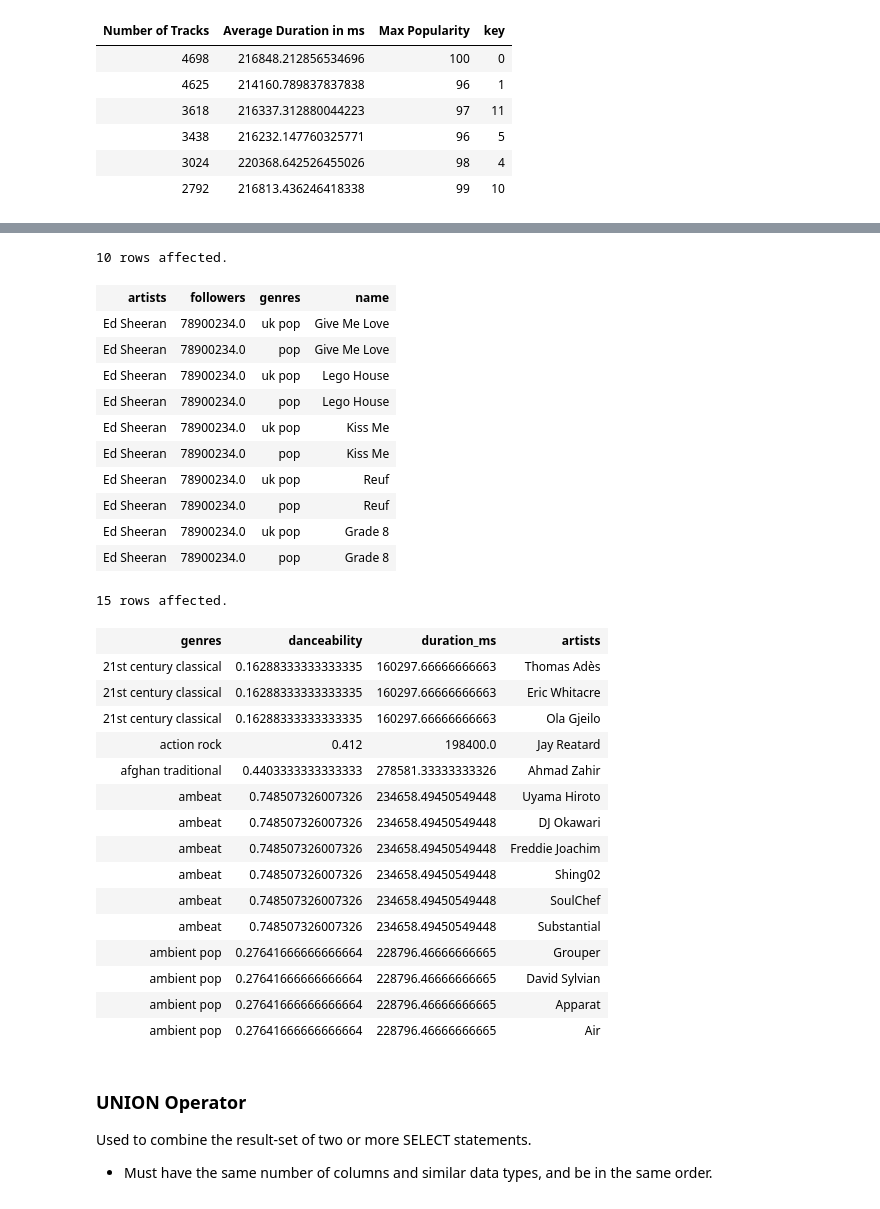
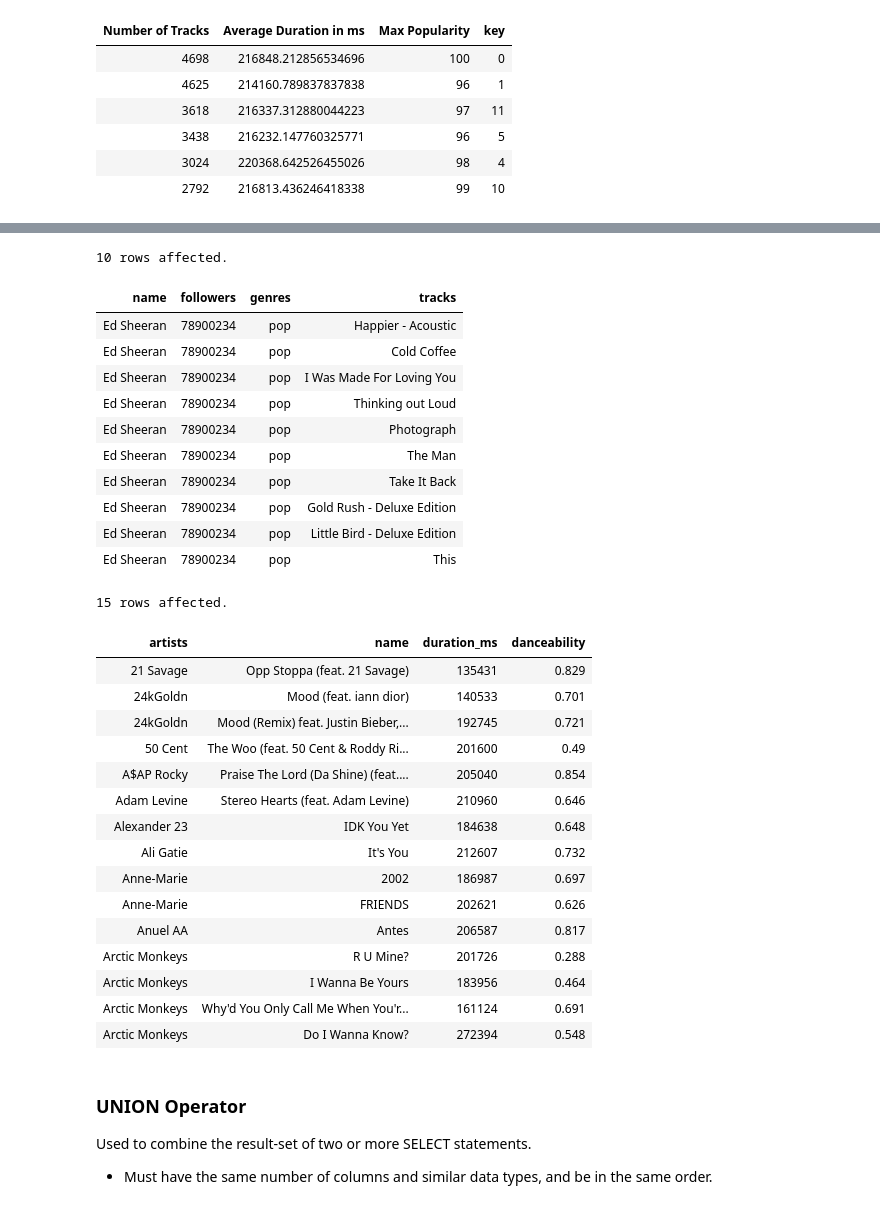
Before and after one commit to KevinKronk/sql-walkthrough-spotify, a Jupyter notebook: sql-walkthrough-spotify.ipynb, the cells around one changed output, grey strips where cells are left out. Drawn from its saved outputs; the diff is of its cells as text; code cells hidden in the pictures.

```diff
--- a/sql-walkthrough-spotify.ipynb
+++ b/sql-walkthrough-spotify.ipynb
@@ -706,51 +706,53 @@ LIMIT 10;
 # %%
 %%sql
-SELECT artists.artists, artists.followers, artist_genre.genres, artist_track.name
-FROM ((artists
-JOIN artist_genre ON artists.artists=artist_genre.artists)
-      JOIN artist_track ON artists.artists=artist_track.artists)
-WHERE artists.artists LIKE 'Ed Sheeran'
+SELECT ta.name, ta.followers, ag.genres, at.tracks
+FROM ((top_artists AS ta
+JOIN artist_genre AS ag
+       ON ta.id=ag.id)
+      JOIN artist_track AS at
+      ON ta.id=at.id_artists)
+WHERE ta.name LIKE 'Ed Sheeran'
 LIMIT 10;
 # %% [output]
 10 rows affected.
-| artists | followers | genres | name |
-| Ed Sheeran | 78900234.0 | uk pop | Give Me Love |
-| Ed Sheeran | 78900234.0 | pop | Give Me Love |
-| Ed Sheeran | 78900234.0 | uk pop | Lego House |
-| Ed Sheeran | 78900234.0 | pop | Lego House |
-| Ed Sheeran | 78900234.0 | uk pop | Kiss Me |
-| Ed Sheeran | 78900234.0 | pop | Kiss Me |
-| Ed Sheeran | 78900234.0 | uk pop | Reuf |
-| Ed Sheeran | 78900234.0 | pop | Reuf |
-| Ed Sheeran | 78900234.0 | uk pop | Grade 8 |
-| Ed Sheeran | 78900234.0 | pop | Grade 8 |
+| name | followers | genres | tracks |
+| Ed Sheeran | 78900234 | pop | Happier - Acoustic |
+| Ed Sheeran | 78900234 | pop | Cold Coffee |
+| Ed Sheeran | 78900234 | pop | I Was Made For Loving You |
+| Ed Sheeran | 78900234 | pop | Thinking out Loud |
+| Ed Sheeran | 78900234 | pop | Photograph |
+| Ed Sheeran | 78900234 | pop | The Man |
+| Ed Sheeran | 78900234 | pop | Take It Back |
+| Ed Sheeran | 78900234 | pop | Gold Rush - Deluxe Edition |
+| Ed Sheeran | 78900234 | pop | Little Bird - Deluxe Edition |
+| Ed Sheeran | 78900234 | pop | This |
 # %%
 %%sql
-SELECT genres.genres, genres.danceability, genres.duration_ms, artist_genre.artists
-FROM genres
-FULL JOIN artist_genre
-ON genres.genres=artist_genre.genres
-WHERE genres.popularity < 50 AND genres.tempo < 100
-ORDER BY genres.genres ASC
+SELECT at.artists, tt.name, tt.duration_ms, tt.danceability
+FROM artist_track AS at
+FULL JOIN top_tracks AS tt
+ON at.id_tracks=tt.id
+WHERE tt.popularity > 80 AND tt.tempo < 100
+ORDER BY at.artists ASC
 LIMIT 15;
 # %% [output]
 15 rows affected.
-| genres | danceability | duration_ms | artists |
-| 21st century classical | 0.16288333333333335 | 160297.66666666663 | Thomas Adès |
-| 21st century classical | 0.16288333333333335 | 160297.66666666663 | Eric Whitacre |
-| 21st century classical | 0.16288333333333335 | 160297.66666666663 | Ola Gjeilo |
-| action rock | 0.412 | 198400.0 | Jay Reatard |
-| afghan traditional | 0.4403333333333333 | 278581.33333333326 | Ahmad Zahir |
-| ambeat | 0.748507326007326 | 234658.49450549448 | Uyama Hiroto |
-| ambeat | 0.748507326007326 | 234658.49450549448 | DJ Okawari |
-| ambeat | 0.748507326007326 | 234658.49450549448 | Freddie Joachim |
-| ambeat | 0.748507326007326 | 234658.49450549448 | Shing02 |
-| ambeat | 0.748507326007326 | 234658.49450549448 | SoulChef |
-| ambeat | 0.748507326007326 | 234658.49450549448 | Substantial |
-| ambient pop | 0.27641666666666664 | 228796.46666666665 | Grouper |
-| ambient pop | 0.27641666666666664 | 228796.46666666665 | David Sylvian |
-| ambient pop | 0.27641666666666664 | 228796.46666666665 | Apparat |
-| ambient pop | 0.27641666666666664 | 228796.46666666665 | Air |
+| artists | name | duration_ms | danceability |
+| 21 Savage | Opp Stoppa (feat. 21 Savage) | 135431 | 0.829 |
+| 24kGoldn | Mood (feat. iann dior) | 140533 | 0.701 |
+| 24kGoldn | Mood (Remix) feat. Justin Bieber,... | 192745 | 0.721 |
+| 50 Cent | The Woo (feat. 50 Cent & Roddy Ri... | 201600 | 0.49 |
+| A$AP Rocky | Praise The Lord (Da Shine) (feat.... | 205040 | 0.854 |
+| Adam Levine | Stereo Hearts (feat. Adam Levine) | 210960 | 0.646 |
+| Alexander 23 | IDK You Yet | 184638 | 0.648 |
+| Ali Gatie | It's You | 212607 | 0.732 |
+| Anne-Marie | 2002 | 186987 | 0.697 |
+| Anne-Marie | FRIENDS | 202621 | 0.626 |
+| Anuel AA | Antes | 206587 | 0.817 |
+| Arctic Monkeys | R U Mine? | 201726 | 0.288 |
+| Arctic Monkeys | I Wanna Be Yours | 183956 | 0.464 |
+| Arctic Monkeys | Why'd You Only Call Me When You'r... | 161124 | 0.691 |
+| Arctic Monkeys | Do I Wanna Know? | 272394 | 0.548 |
 # %% [markdown]
 ### UNION Operator
 Used to combine the result-set of two or more SELECT statements.
```
Also changed, not shown: parts of 14 cells of this notebook.
